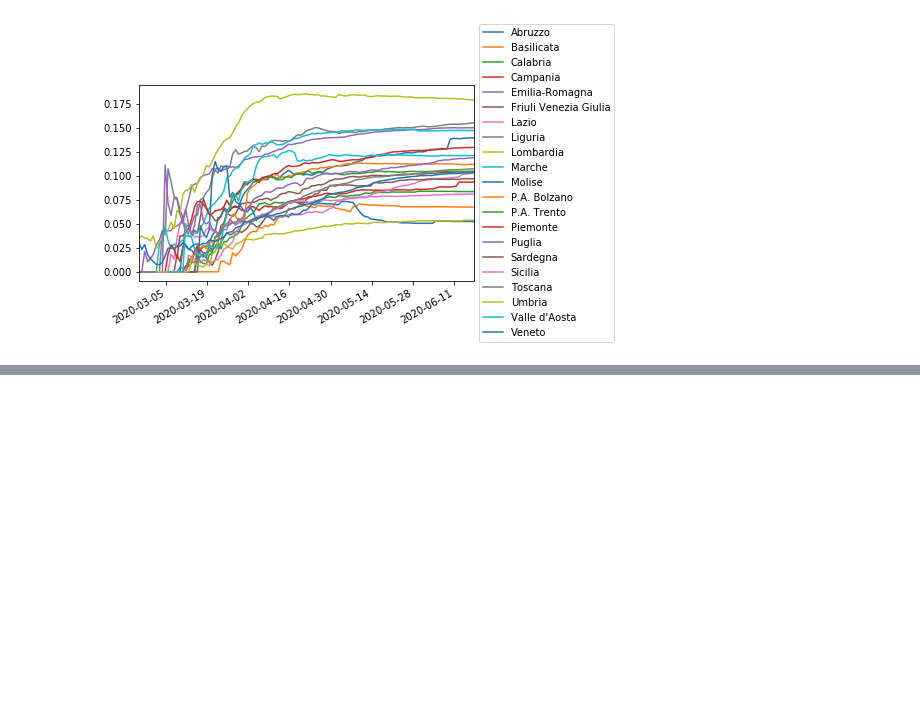
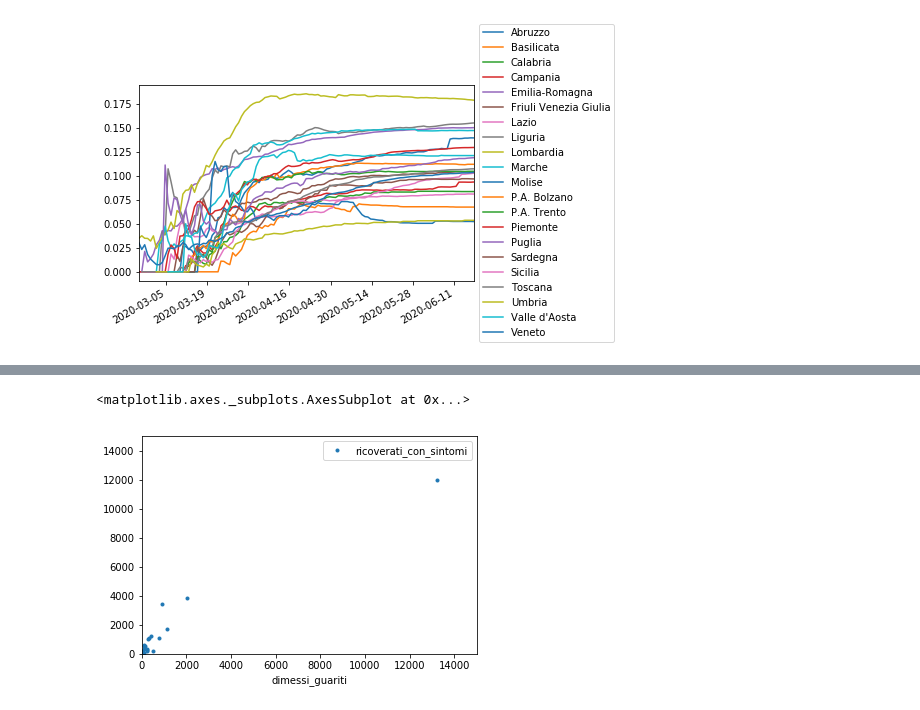
Before and after one commit to fedepiro96/APAD-project, a Jupyter notebook: Notebook fede.ipynb, the cells around one changed output, grey strips where cells are left out. Drawn from its saved outputs; the diff is of its cells as text; code cells hidden in the pictures; blank space fills up the shorter version.

```diff
--- a/Notebook fede.ipynb
+++ b/Notebook fede.ipynb
@@ -334,0 +339,6 @@ df['nuovi_deceduti'] = nuovi_deceduti
+# %%
+a.plot(x = 'dimessi_guariti', y = 'ricoverati_con_sintomi', style = '.',
+       xlim = (0,15000), ylim = (0, 15000))
+# %% [output]
+<matplotlib.axes._subplots.AxesSubplot at 0x...>
+[figure, added]
```
Also changed, not shown: parts of 2 cells of this notebook, 1 other file.
